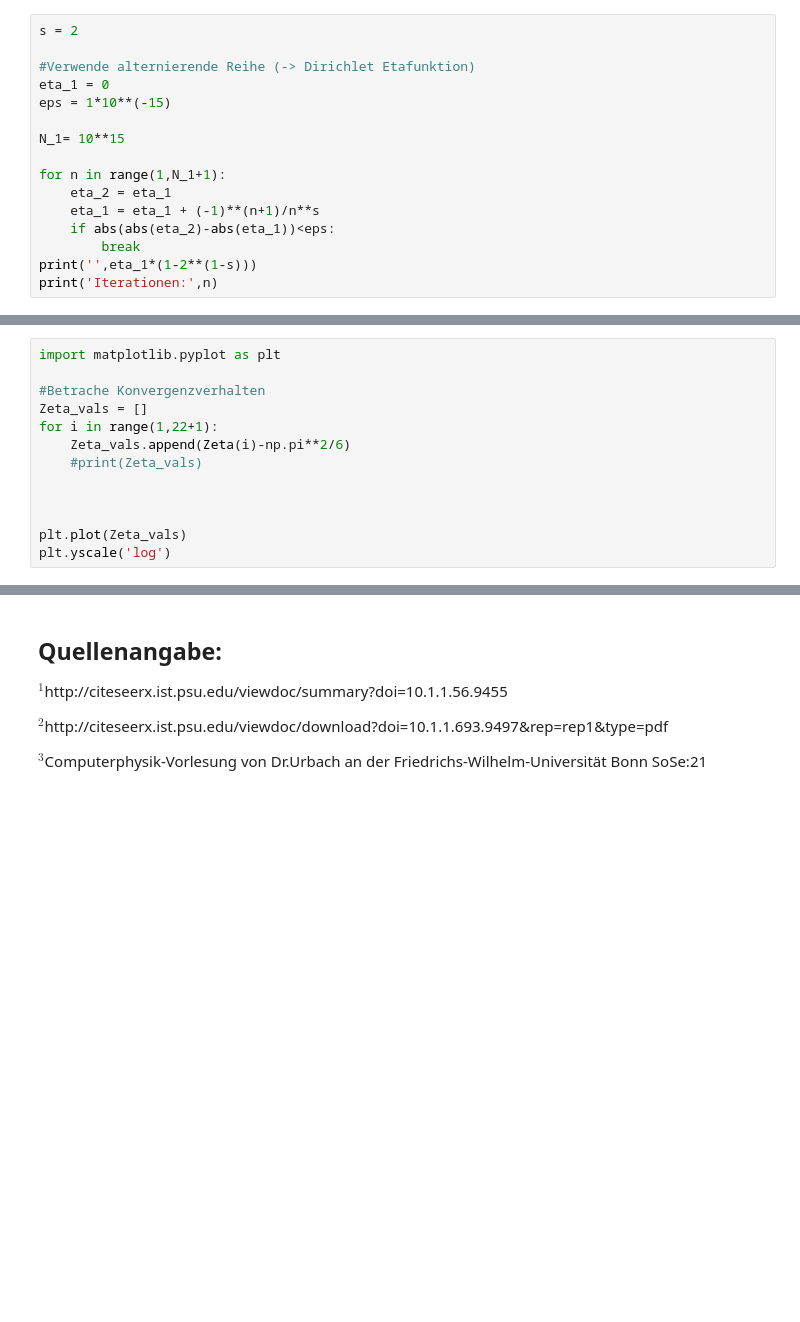
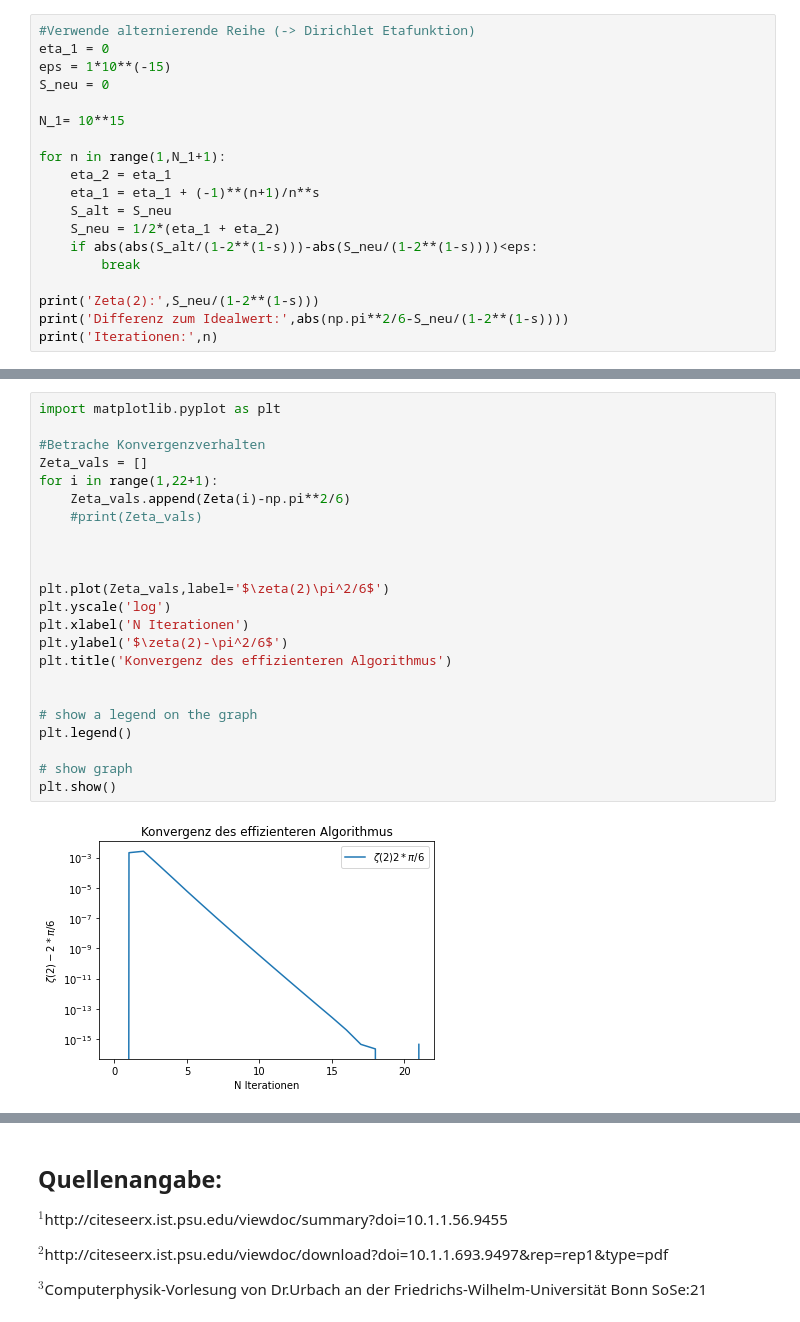
Before and after one commit to PuppetM4st8R/CP_Blatt_1, a Jupyter notebook: physik441_Blatt1_Lotz_Hübbel.ipynb, the cells around one changed output, grey strips where cells are left out. Cells and saved outputs as stored; diff of their text form; blank space fills up the shorter version.

```diff
--- a/physik441_Blatt1_Lotz_Hübbel.ipynb
+++ b/physik441_Blatt1_Lotz_Hübbel.ipynb
@@ -81,17 +88,20 @@ Schnellere Konvergenz von Thermen
 # %%
-s = 2
-
 #Verwende alternierende Reihe (-> Dirichlet Etafunktion)
 eta_1 = 0
 eps = 1*10**(-15)
+S_neu = 0
 
 N_1= 10**15
 
 for n in range(1,N_1+1):
     eta_2 = eta_1
     eta_1 = eta_1 + (-1)**(n+1)/n**s
-    if abs(abs(eta_2)-abs(eta_1))<eps:
+    S_alt = S_neu
+    S_neu = 1/2*(eta_1 + eta_2)
+    if abs(abs(S_alt/(1-2**(1-s)))-abs(S_neu/(1-2**(1-s))))<eps:
         break
-print('',eta_1*(1-2**(1-s)))
+
+print('Zeta(2):',S_neu/(1-2**(1-s)))
+print('Differenz zum Idealwert:',abs(np.pi**2/6-S_neu/(1-2**(1-s))))
 print('Iterationen:',n)
 # %% [output]
@@ -135,13 +193,25 @@ print(np.pi**2/6 - Zeta(22))
 # %%
 import matplotlib.pyplot as plt
 
 #Betrache Konvergenzverhalten
 Zeta_vals = []
 for i in range(1,22+1):
     Zeta_vals.append(Zeta(i)-np.pi**2/6)
     #print(Zeta_vals)
 
 
 
-plt.plot(Zeta_vals)
+plt.plot(Zeta_vals,label='$\zeta(2)\pi^2/6$')
 plt.yscale('log')
+plt.xlabel('N Iterationen')
+plt.ylabel('$\zeta(2)-\pi^2/6$')
+plt.title('Konvergenz des effizienteren Algorithmus')
+
+
+# show a legend on the graph
+plt.legend()
+
+# show graph
+plt.show()
+# %% [output]
+[figure, added]
```
Also changed, not shown: parts of 16 cells of this notebook.
